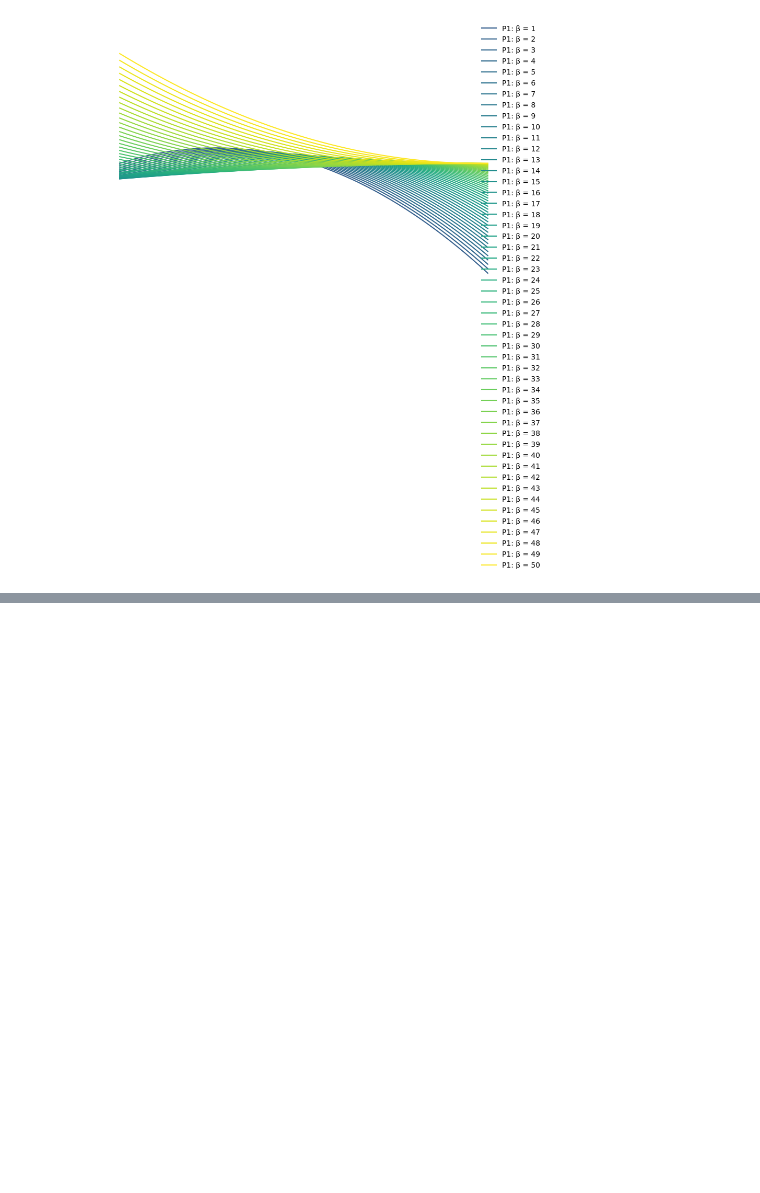
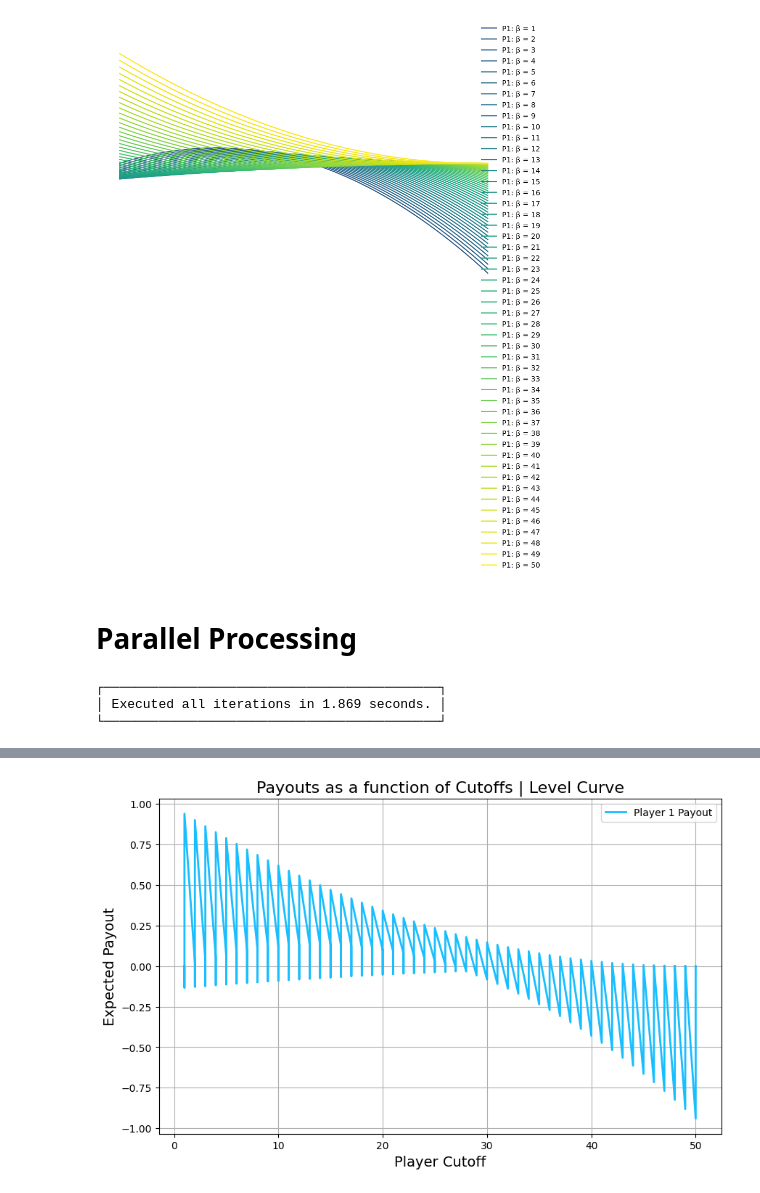
Before and after one commit to mihirt2/poker-like-games, a Jupyter notebook: discrete_poker_games.ipynb, the cells around one changed output, grey strips where cells are left out. Saved outputs shown, nothing was run; the diff lists cells and outputs as text; code cells hidden in the pictures; blank space fills up the shorter version.

```diff
--- a/discrete_poker_games.ipynb
+++ b/discrete_poker_games.ipynb
@@ -1168,3 +1170,80 @@ def level_curves(n, P1=True, P2=False):
 level_curves(n=N, P1=True, P2=False)
 # %% [output]
 [figure]
+# %% [markdown]
+# Parallel Processing
+# %%
+#@title { vertical-output: true }
+
+from multiprocessing import Pool
+import itertools
+import time
+import os
+
+n = 50
+test_range = n
+trials = nCr(n)
+log_data = []
+
+def calculate_payoffs(args):
+    p1_cutoff, p2_cutoff = args
+    start_time = time.time()
+
+    p1_payout = 0
+    p2_payout = 0
+
+    for p1_card in range(1, n + 1):
+        for p2_card in range(1, n + 1):
+            if p1_card == p2_card:
+                continue
+
+            if p1_card >= p1_cutoff and p2_card >= p2_cutoff:
+                if p1_card > p2_card:
+                    p1_payout += 2
+                    p2_payout -= 2
+                else:
+                    p1_payout -= 2
+                    p2_payout += 2
+            elif p1_card < p1_cutoff and p2_card < p2_cutoff:
+                if p1_card > p2_card:
+                    p1_payout += 1
+                    p2_payout -= 1
+                else:
+                    p1_payout -= 1
+                    p2_payout += 1
+            elif p1_card >= p1_cutoff:
+                p1_payout += 1
+                p2_payout -= 1
+            elif p2_card >= p2_cutoff:
+                p1_payout -= 1
+                p2_payout += 1
+
+    time_taken = time.time() - start_time
+    return (p1_cutoff, p2_cutoff, p1_payout/trials, p2_payout/trials, time_taken)
+
+def parallel_test_cutoffs():
+    start_time = time.time()
+
+    cutoff_combinations = itertools.product(range(1, test_range + 1), range(1, test_range + 1))
+    num_processes = os.cpu_count()
+
+    with Pool(processes=num_processes) as pool:
+        results = pool.map(calculate_payoffs, cutoff_combinations)
+
+    for result in results:
+        log(*result, verbose=False)
+
+    boxed(f"Executed all iterations in {round(time.time() - start_time, 3)} seconds.\n")
+
+parallel_test_cutoffs()
+
+# Now you can use all your existing visualization functions
+graph_scatter_3d(P1)
+# graph_contour_3d(P1)
+graph_2d(P1)
+# expected_payoffs_table(P1)
+save()
+# %% [output]
+┌───────────────────────────────────────────┐
+│ Executed all iterations in 1.869 seconds. │
+└───────────────────────────────────────────┘
@@ -1170,0 +1251 @@ level_curves(n=N, P1=True, P2=False)
+[figure, added]
```
Also changed, not shown: parts of 2 cells of this notebook.
